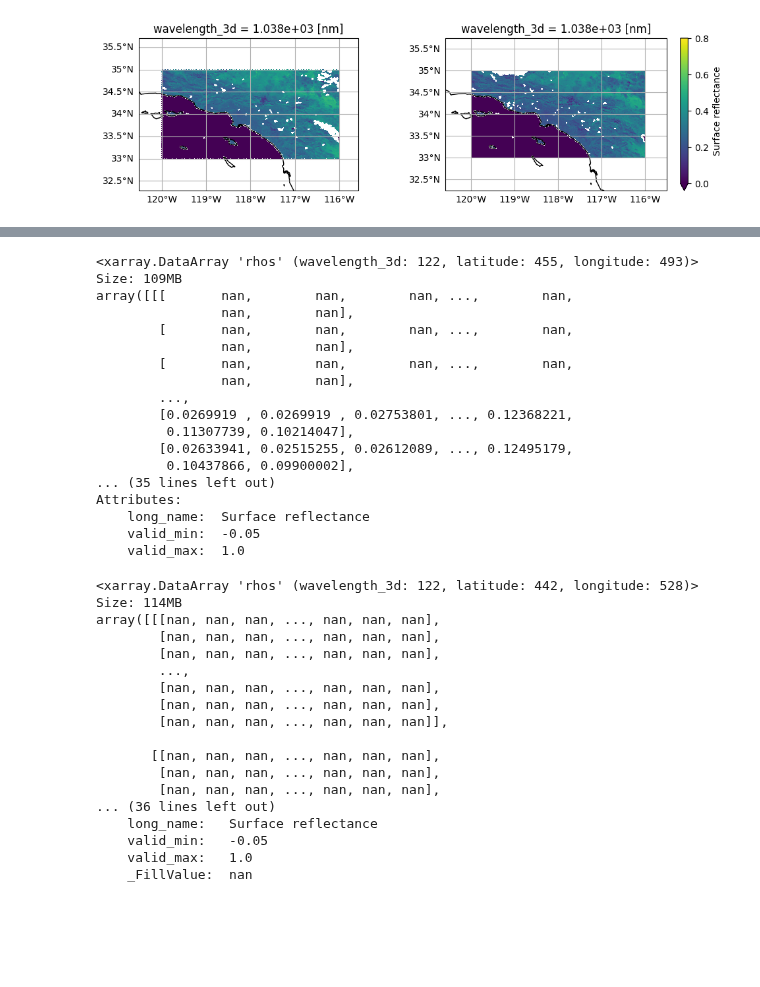
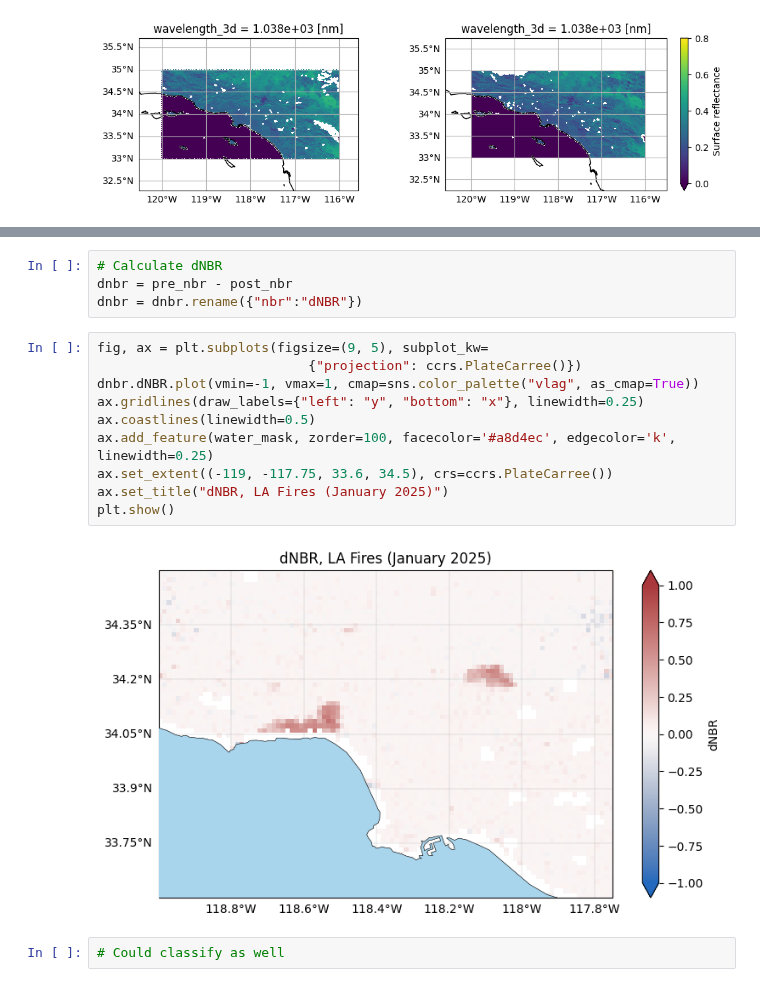
Before and after one commit to skyecaplan/pace-rapid-response, a Jupyter notebook: PRR_Land/dNBR_analysis.ipynb, the cells around one changed output, grey strips where cells are left out. Saved outputs shown, nothing was run; the diff lists cells and outputs as text; blank space fills up the shorter version.

```diff
--- a/PRR_Land/dNBR_analysis.ipynb
+++ b/PRR_Land/dNBR_analysis.ipynb
@@ -123,38 +195,18 @@ Dimensions without coordinates: time
 # %%
+# Calculate dNBR
+dnbr = pre_nbr - post_nbr
+dnbr = dnbr.rename({"nbr":"dNBR"})
-# %% [output]
-<xarray.DataArray 'rhos' (wavelength_3d: 122, latitude: 455, longitude: 493)> Size: 109MB
-array([[[       nan,        nan,        nan, ...,        nan,
-                nan,        nan],
-        [       nan,        nan,        nan, ...,        nan,
-                nan,        nan],
-        [       nan,        nan,        nan, ...,        nan,
-                nan,        nan],
-        ...,
-        [0.0269919 , 0.0269919 , 0.02753801, ..., 0.12368221,
-         0.11307739, 0.10214047],
-        [0.02633941, 0.02515255, 0.02612089, ..., 0.12495179,
-         0.10437866, 0.09900002],
-... (35 lines left out)
-Attributes:
-    long_name:  Surface reflectance
-    valid_min:  -0.05
-    valid_max:  1.0
 # %%
+fig, ax = plt.subplots(figsize=(9, 5), subplot_kw=
+                           {"projection": ccrs.PlateCarree()})
+dnbr.dNBR.plot(vmin=-1, vmax=1, cmap=sns.color_palette("vlag", as_cmap=True))
+ax.gridlines(draw_labels={"left": "y", "bottom": "x"}, linewidth=0.25)
+ax.coastlines(linewidth=0.5)
+ax.add_feature(water_mask, zorder=100, facecolor='#a8d4ec', edgecolor='k', linewidth=0.25)
+ax.set_extent((-119, -117.75, 33.6, 34.5), crs=ccrs.PlateCarree())
+ax.set_title("dNBR, LA Fires (January 2025)")
+plt.show()
 # %% [output]
-<xarray.DataArray 'rhos' (wavelength_3d: 122, latitude: 442, longitude: 528)> Size: 114MB
-array([[[nan, nan, nan, ..., nan, nan, nan],
-        [nan, nan, nan, ..., nan, nan, nan],
-        [nan, nan, nan, ..., nan, nan, nan],
-        ...,
-        [nan, nan, nan, ..., nan, nan, nan],
-        [nan, nan, nan, ..., nan, nan, nan],
-        [nan, nan, nan, ..., nan, nan, nan]],
-
-       [[nan, nan, nan, ..., nan, nan, nan],
-        [nan, nan, nan, ..., nan, nan, nan],
-        [nan, nan, nan, ..., nan, nan, nan],
-... (36 lines left out)
-    long_name:   Surface reflectance
-    valid_min:   -0.05
-    valid_max:   1.0
-    _FillValue:  nan
+[figure, added]
+# %%
+# Could classify as well
```
Also changed, not shown: parts of 8 cells of this notebook, 7 other files.
